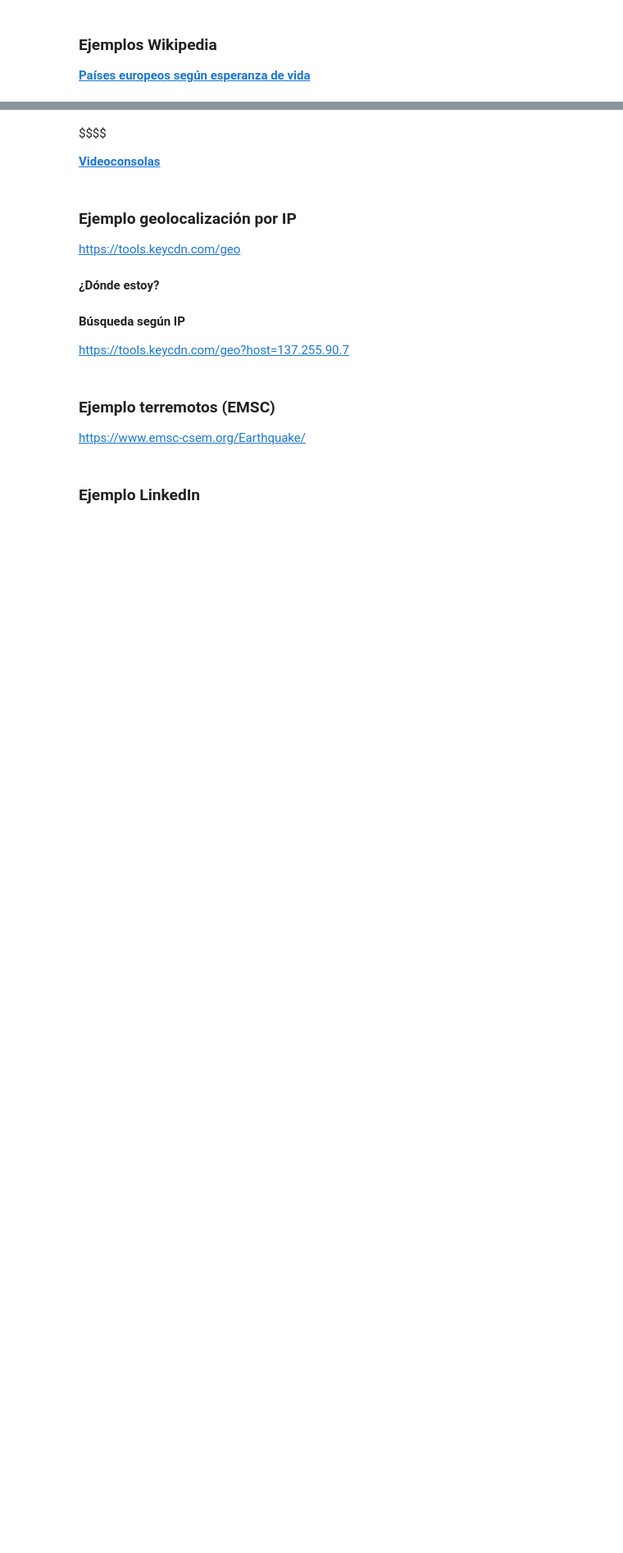
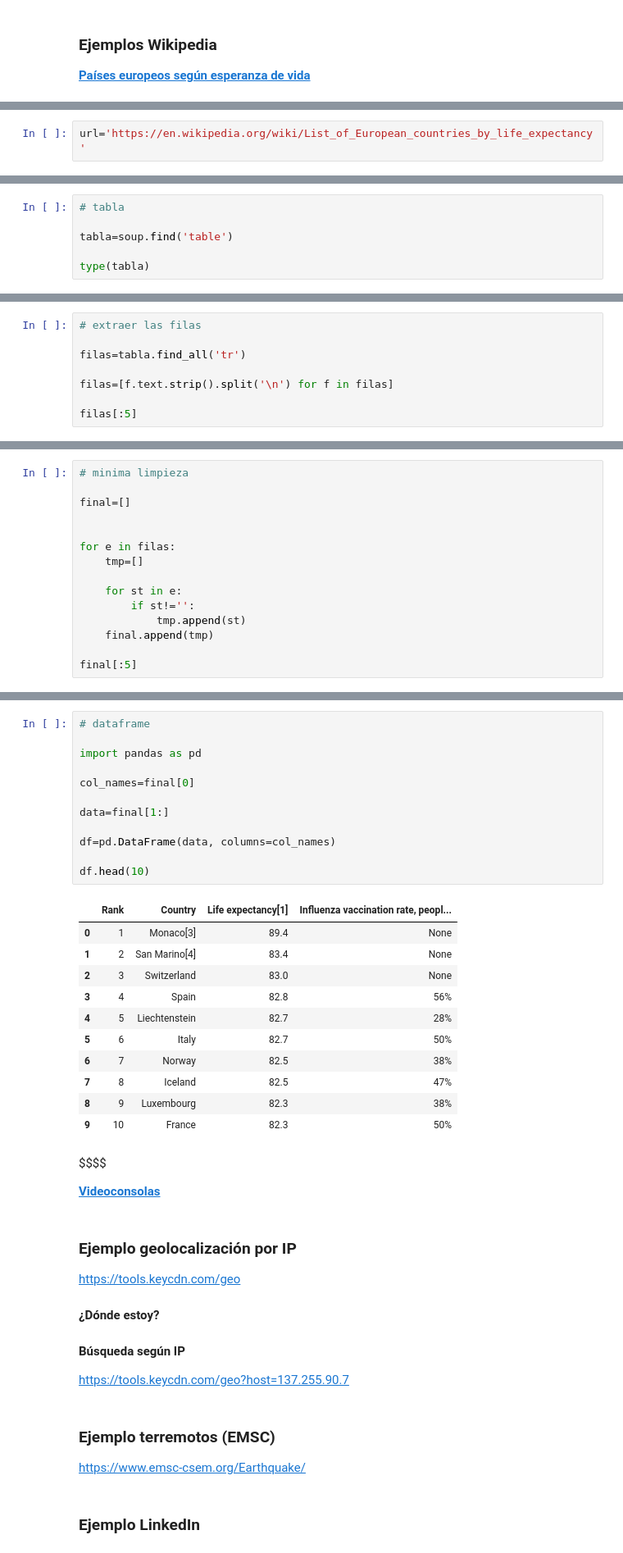
Before and after one commit to Pomilusky/apuntes_clase, a Jupyter notebook: semana_3/2.1 - Web Scraping (bs4).ipynb, the cells around one changed output, grey strips where cells are left out. Shown at 82% size. Drawn from its saved outputs; the diff is of its cells as text; blank space fills up the shorter version.

```diff
--- a/semana_3/2.1 - Web Scraping (bs4).ipynb
+++ b/semana_3/2.1 - Web Scraping (bs4).ipynb
@@ -71,0 +77,2 @@ $$$$
+# %%
+url='https://en.wikipedia.org/wiki/List_of_European_countries_by_life_expectancy'
@@ -71,0 +95,6 @@ $$$$
+# %%
+# tabla
+
+tabla=soup.find('table')
+
+type(tabla)
@@ -71,0 +103,8 @@ $$$$
+# %%
+# extraer las filas
+
+filas=tabla.find_all('tr')
+
+filas=[f.text.strip().split('\n') for f in filas]
+
+filas[:5]
@@ -71,0 +122,15 @@ $$$$
+# %%
+# minima limpieza
+
+final=[]
+
+
+for e in filas:
+    tmp=[]
+
+    for st in e:
+        if st!='':
+            tmp.append(st)
+    final.append(tmp)
+
+final[:5]
@@ -72,3 +146,27 @@ $$$$
+# %%
+# dataframe
+
+import pandas as pd
+
+col_names=final[0]
+
+data=final[1:]
+
+df=pd.DataFrame(data, columns=col_names)
+
+df.head(10)
+# %% [output]
+|  | Rank | Country | Life expectancy[1] | Influenza vaccination rate, peopl... |
+| 0 | 1 | Monaco[3] | 89.4 | None |
+| 1 | 2 | San Marino[4] | 83.4 | None |
+| 2 | 3 | Switzerland | 83.0 | None |
+| 3 | 4 | Spain | 82.8 | 56% |
+| 4 | 5 | Liechtenstein | 82.7 | 28% |
+| 5 | 6 | Italy | 82.7 | 50% |
+| 6 | 7 | Norway | 82.5 | 38% |
+| 7 | 8 | Iceland | 82.5 | 47% |
+| 8 | 9 | Luxembourg | 82.3 | 38% |
+| 9 | 10 | France | 82.3 | 50% |
 # %% [markdown]
 $$$$
 
```
Also changed, not shown: parts of 8 cells of this notebook, 1 other file.
